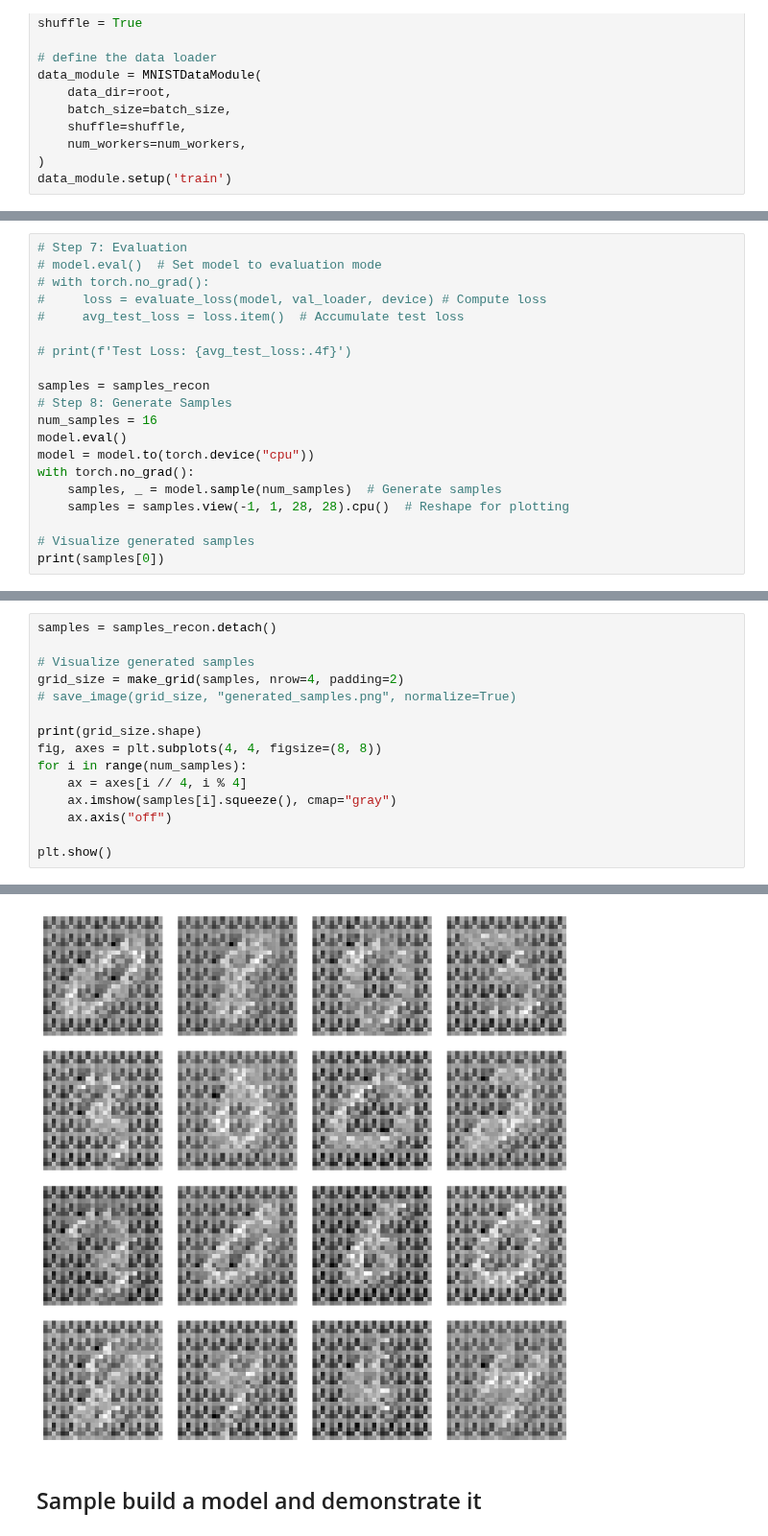
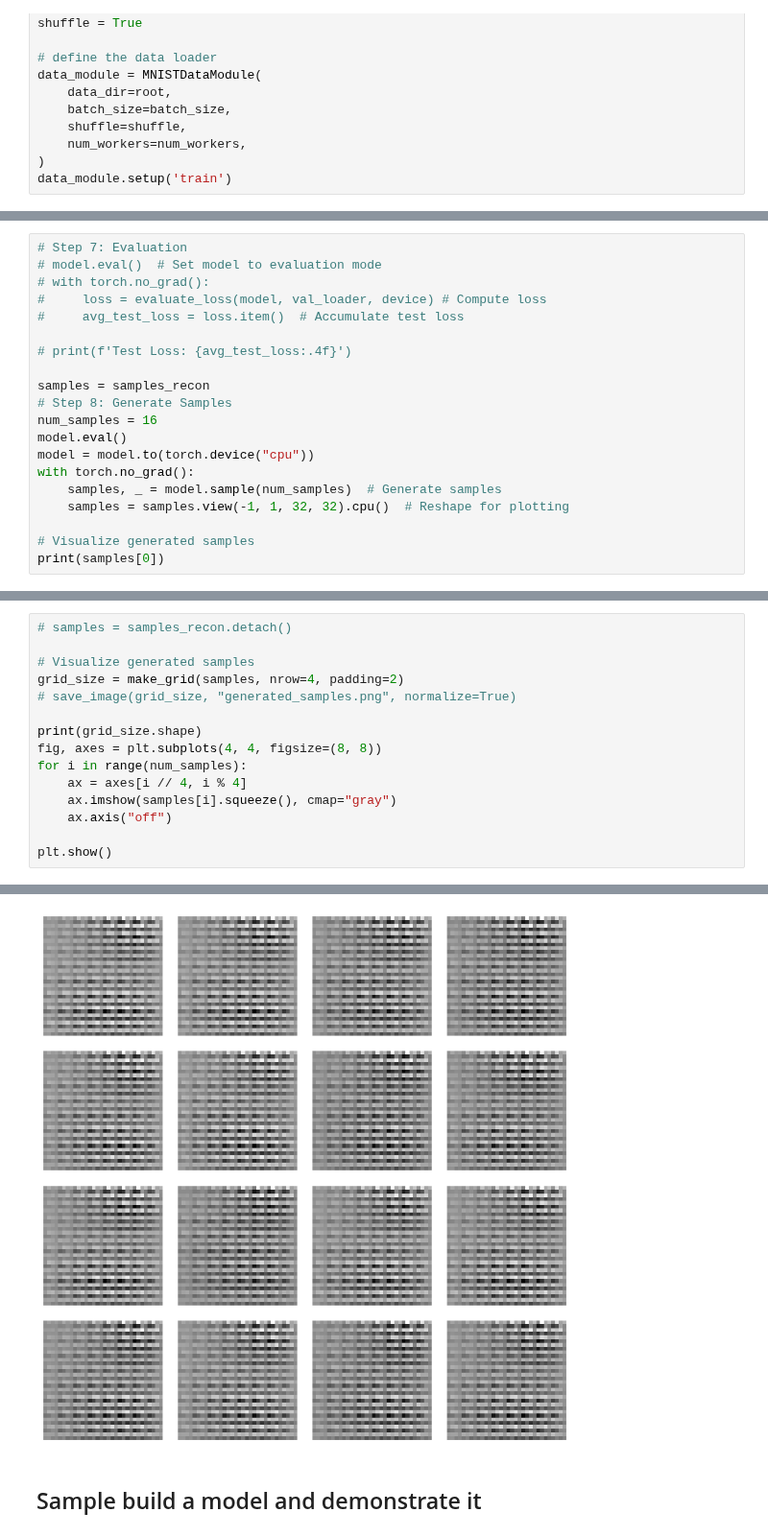
Before and after one commit to adam2392/ciflows, a Jupyter notebook: notebooks/01_injflow_results.ipynb, the cells around one changed output, grey strips where cells are left out. Shown at 96% size. Cells and saved outputs as stored; diff of their text form.

```diff
--- a/notebooks/01_injflow_results.ipynb
+++ b/notebooks/01_injflow_results.ipynb
@@ -92,7 +107,7 @@ model.eval()
 model = model.to(torch.device("cpu"))
 with torch.no_grad():
     samples, _ = model.sample(num_samples)  # Generate samples
-    samples = samples.view(-1, 1, 28, 28).cpu()  # Reshape for plotting
+    samples = samples.view(-1, 1, 32, 32).cpu()  # Reshape for plotting
 
 # Visualize generated samples
 print(samples[0])
@@ -117,5 +128,5 @@ tensor([[[nan, nan, nan, nan, nan, nan, nan, nan, nan, nan, nan, nan, nan, nan,
 # %%
-samples = samples_recon.detach()
+# samples = samples_recon.detach()
 
 # Visualize generated samples
 grid_size = make_grid(samples, nrow=4, padding=2)
@@ -134,4 +145,4 @@ torch.Size([3, 122, 122])
-[figure, old version]
+[figure, new version]
 # %% [markdown]
 ## Sample build a model and demonstrate it
 # %%
```
Also changed, not shown: parts of 5 cells of this notebook, 3 other files.
